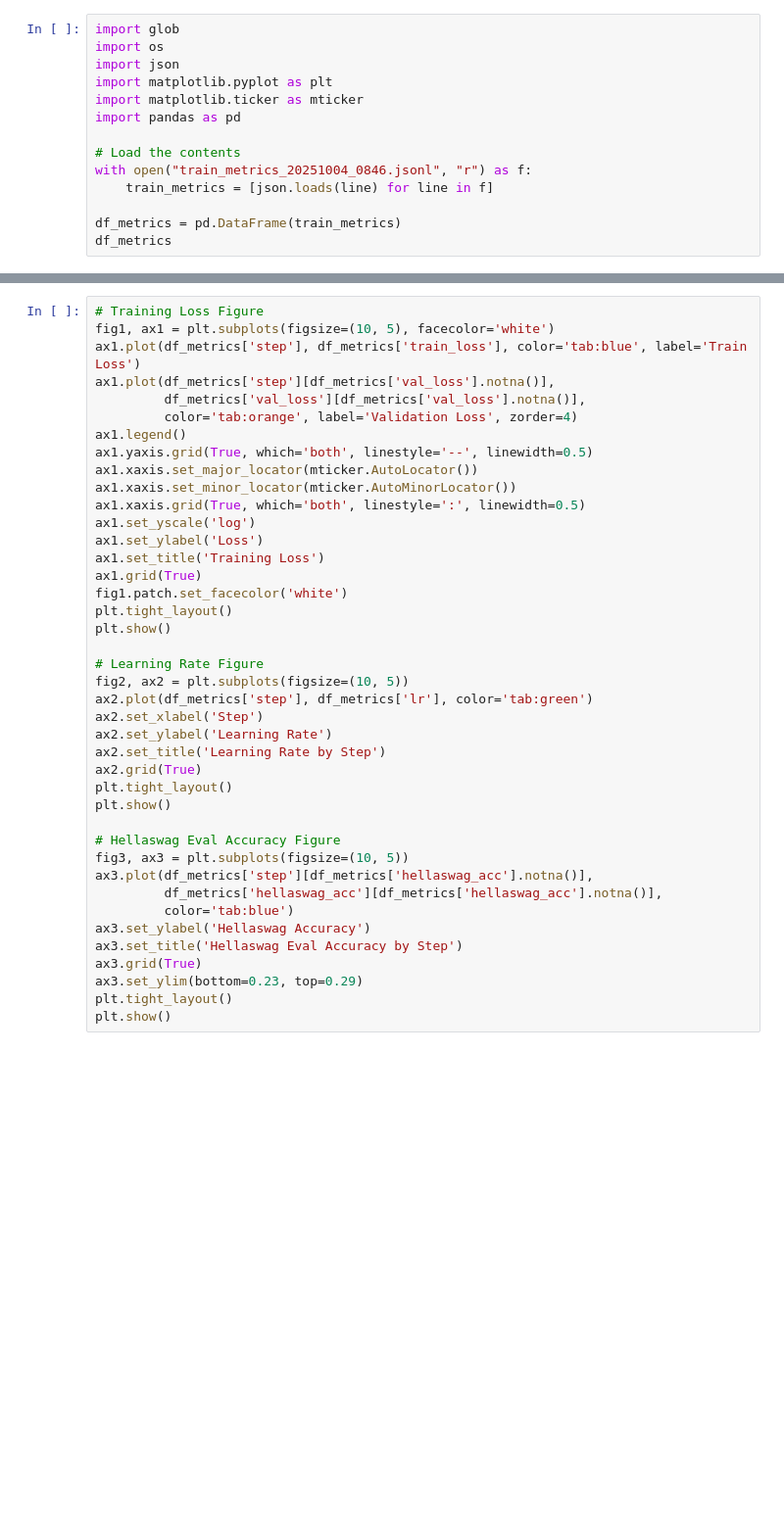
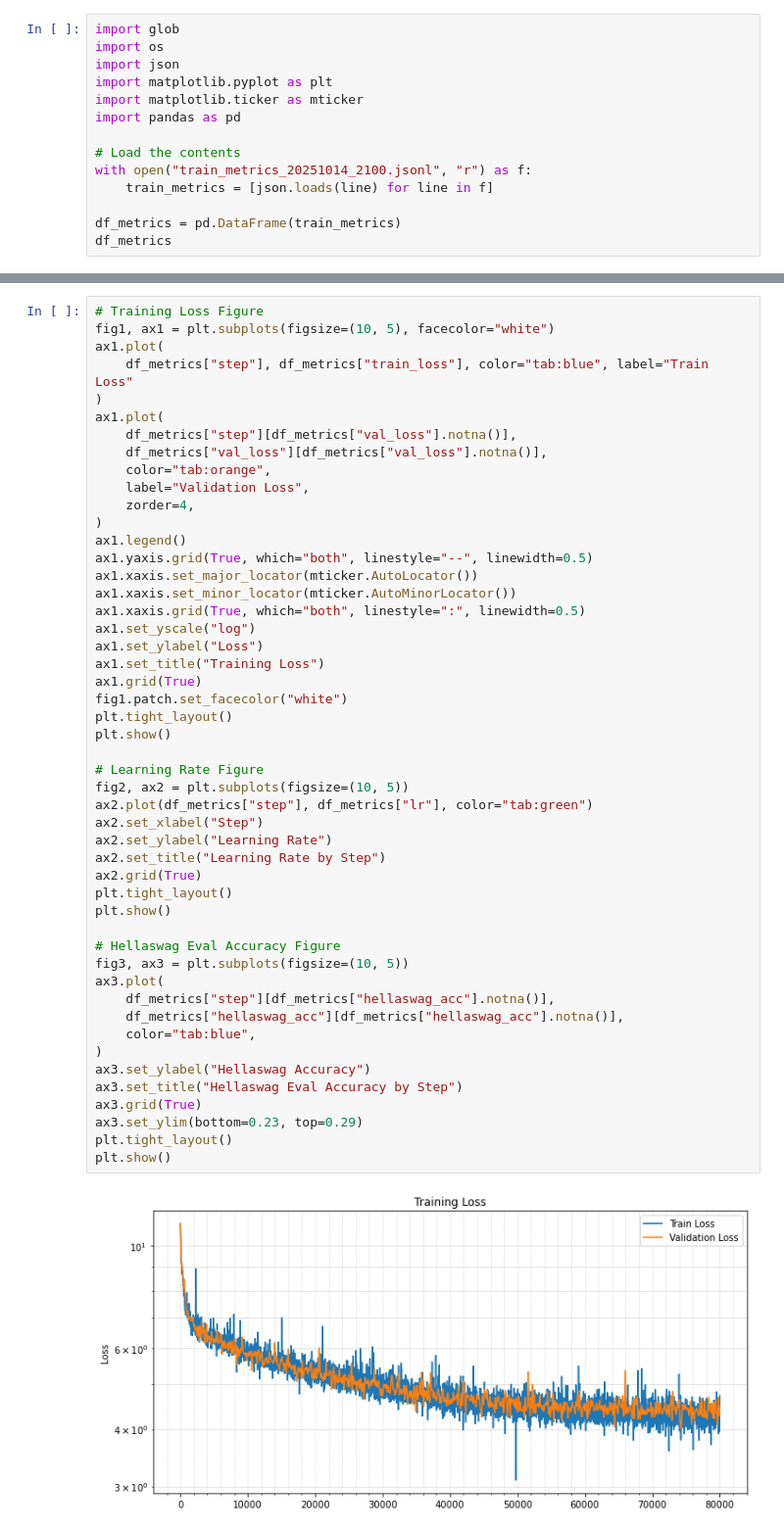
Before and after one commit to feljost/fgpt, a Jupyter notebook: logs/visualize.ipynb, the cells around one changed output, grey strips where cells are left out. Shown at 98% size. Saved outputs shown, nothing was run; the diff lists cells and outputs as text; blank space fills up the shorter version.

```diff
--- a/logs/visualize.ipynb
+++ b/logs/visualize.ipynb
@@ -7,7 +7,7 @@ import matplotlib.ticker as mticker
 import pandas as pd
 
 # Load the contents
-with open("train_metrics_20251004_0846.jsonl", "r") as f:
+with open("train_metrics_20251014_2100.jsonl", "r") as f:
     train_metrics = [json.loads(line) for line in f]
 
 df_metrics = pd.DataFrame(train_metrics)
@@ -15,41 +29,51 @@ df_metrics
 # %%
 # Training Loss Figure
-fig1, ax1 = plt.subplots(figsize=(10, 5), facecolor='white')
-ax1.plot(df_metrics['step'], df_metrics['train_loss'], color='tab:blue', label='Train Loss')
-ax1.plot(df_metrics['step'][df_metrics['val_loss'].notna()],
-         df_metrics['val_loss'][df_metrics['val_loss'].notna()],
-         color='tab:orange', label='Validation Loss', zorder=4)
+fig1, ax1 = plt.subplots(figsize=(10, 5), facecolor="white")
+ax1.plot(
+    df_metrics["step"], df_metrics["train_loss"], color="tab:blue", label="Train Loss"
+)
+ax1.plot(
+    df_metrics["step"][df_metrics["val_loss"].notna()],
+    df_metrics["val_loss"][df_metrics["val_loss"].notna()],
+    color="tab:orange",
+    label="Validation Loss",
+    zorder=4,
+)
 ax1.legend()
-ax1.yaxis.grid(True, which='both', linestyle='--', linewidth=0.5)
+ax1.yaxis.grid(True, which="both", linestyle="--", linewidth=0.5)
 ax1.xaxis.set_major_locator(mticker.AutoLocator())
 ax1.xaxis.set_minor_locator(mticker.AutoMinorLocator())
-ax1.xaxis.grid(True, which='both', linestyle=':', linewidth=0.5)
-ax1.set_yscale('log')
-ax1.set_ylabel('Loss')
-ax1.set_title('Training Loss')
+ax1.xaxis.grid(True, which="both", linestyle=":", linewidth=0.5)
+ax1.set_yscale("log")
+ax1.set_ylabel("Loss")
+ax1.set_title("Training Loss")
 ax1.grid(True)
-fig1.patch.set_facecolor('white')
+fig1.patch.set_facecolor("white")
 plt.tight_layout()
 plt.show()
 
 # Learning Rate Figure
 fig2, ax2 = plt.subplots(figsize=(10, 5))
-ax2.plot(df_metrics['step'], df_metrics['lr'], color='tab:green')
-ax2.set_xlabel('Step')
-ax2.set_ylabel('Learning Rate')
-ax2.set_title('Learning Rate by Step')
+ax2.plot(df_metrics["step"], df_metrics["lr"], color="tab:green")
+ax2.set_xlabel("Step")
+ax2.set_ylabel("Learning Rate")
+ax2.set_title("Learning Rate by Step")
 ax2.grid(True)
 plt.tight_layout()
 plt.show()
 
 # Hellaswag Eval Accuracy Figure
 fig3, ax3 = plt.subplots(figsize=(10, 5))
-ax3.plot(df_metrics['step'][df_metrics['hellaswag_acc'].notna()],
-         df_metrics['hellaswag_acc'][df_metrics['hellaswag_acc'].notna()],
-         color='tab:blue')
-ax3.set_ylabel('Hellaswag Accuracy')
-ax3.set_title('Hellaswag Eval Accuracy by Step')
+ax3.plot(
+    df_metrics["step"][df_metrics["hellaswag_acc"].notna()],
+    df_metrics["hellaswag_acc"][df_metrics["hellaswag_acc"].notna()],
+    color="tab:blue",
+)
+ax3.set_ylabel("Hellaswag Accuracy")
+ax3.set_title("Hellaswag Eval Accuracy by Step")
 ax3.grid(True)
 ax3.set_ylim(bottom=0.23, top=0.29)
 plt.tight_layout()
 plt.show()
+# %% [output]
+[figure, added]
```
Also changed, not shown: parts of 3 cells of this notebook, 4 other files.
